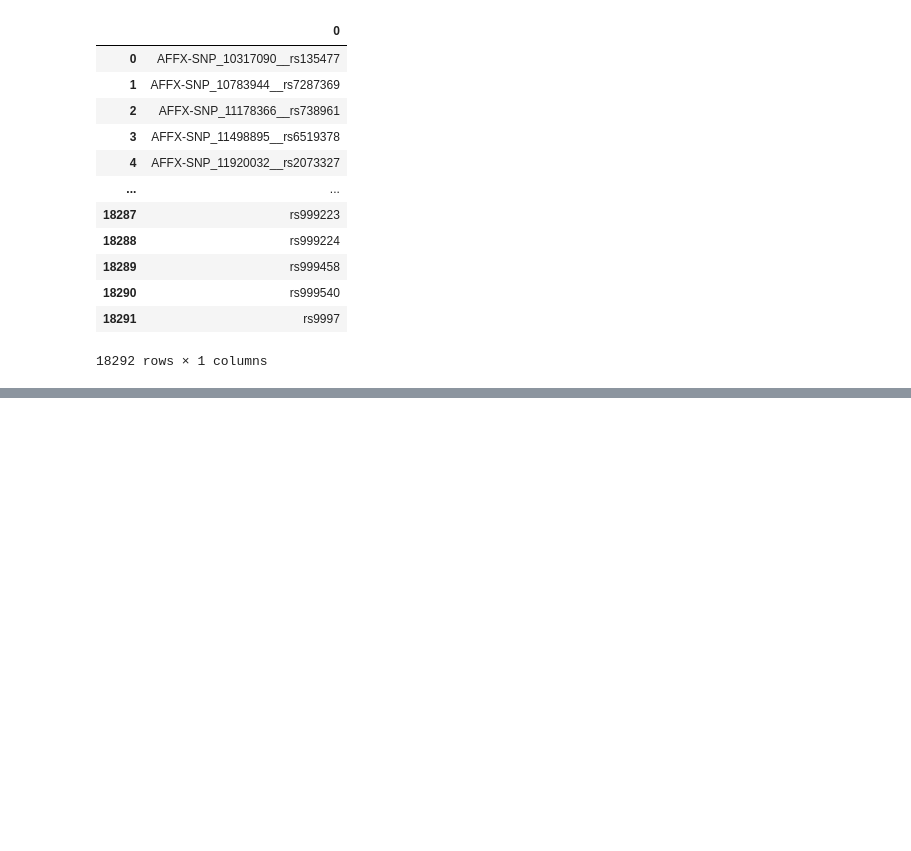
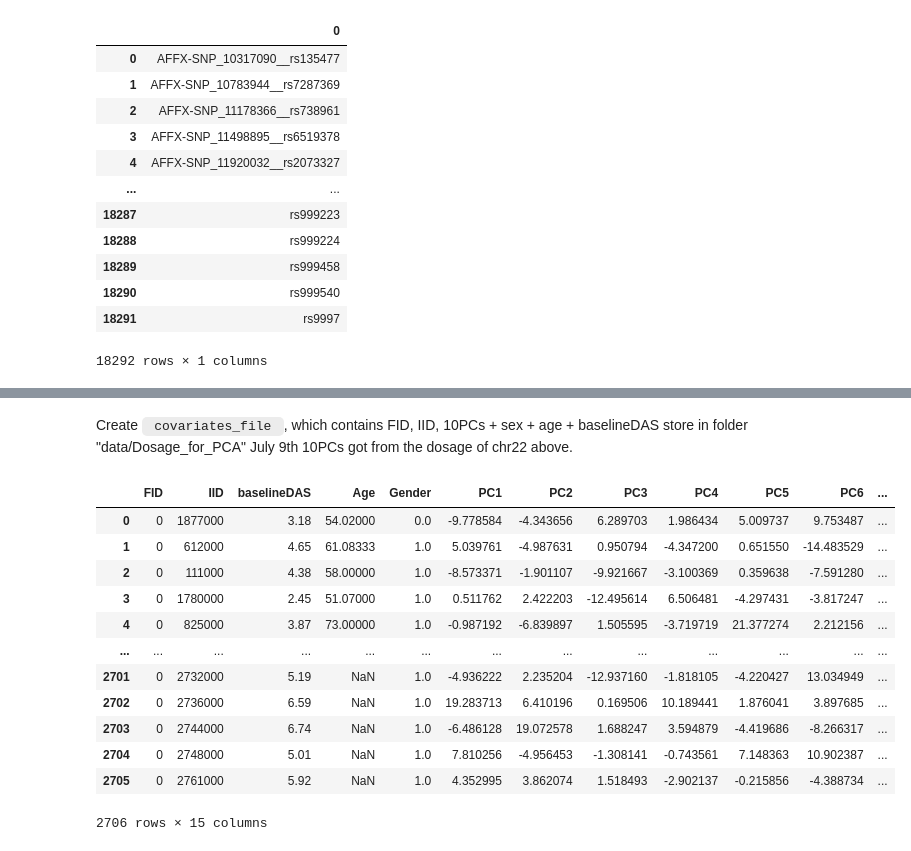
Before and after one commit to Yiqing-Zhu2000/RA_Project, a Jupyter notebook: RA_response_PRS.ipynb, the cells around one changed output, grey strips where cells are left out. Cells and saved outputs as stored; diff of their text form; code cells hidden in the pictures; blank space fills up the shorter version.

Commit message:
add covariates file

```diff
--- a/RA_response_PRS.ipynb
+++ b/RA_response_PRS.ipynb
@@ -1011,0 +1053,2 @@ shuffle_100.to_csv("CMAll_qced/shuffle_100_ALL22.txt", sep="\t", index=False, he
+# %%
+dos_chr22 = pd.read_csv("data/Dosage_for_PCA/dos_chr22.csv", sep="\t")
@@ -1011,0 +1071,3 @@ shuffle_100.to_csv("CMAll_qced/shuffle_100_ALL22.txt", sep="\t", index=False, he
+# %%
+pca = PCA(n_components=10)
+pcs = pca.fit_transform(dos_chr22)
@@ -1011,0 +1078,5 @@ shuffle_100.to_csv("CMAll_qced/shuffle_100_ALL22.txt", sep="\t", index=False, he
+# %%
+# Access the PC scores and explained variance ratio
+pc_scores = pd.DataFrame(data=pcs, columns=[f"PC{i+1}" for i in range(pcs.shape[1])])
+pc_scores
+# explained_variance_ratio = pca.explained_variance_ratio_
@@ -1011,0 +1097,26 @@ shuffle_100.to_csv("CMAll_qced/shuffle_100_ALL22.txt", sep="\t", index=False, he
+# %% [markdown]
+Create <code> covariates_file </code>, which contains FID, IID, 10PCs + sex + age + baselineDAS
+store in folder "data/Dosage_for_PCA"   July 9th
+10PCs got from the dosage of chr22 above.
+# %%
+DREAM_covaraites = pd.read_csv("data/DREAM_RA_Responders_PhenoCov_Full.txt", sep=" ")
+DREAM_covaraites.insert(0, "FID", 0)
+DREAM_covaraites = DREAM_covaraites.rename(columns={"ID":"IID"})
+DREAM_covaraites = DREAM_covaraites[["FID","IID", "baselineDAS", "Age", "Gender"]]
+DREAM_covaraites = pd.concat([DREAM_covaraites, pc_scores], axis=1)
+DREAM_covaraites.to_csv("data/Dosage_for_PCA/chr22_covariates.csv", sep=' ', index=False, header=True)
+DREAM_covaraites
+# %% [output]
+|  | FID | IID | baselineDAS | Age | Gender | PC1 | PC2 | PC3 | PC4 | PC5 | PC6 | ... |
+| 0 | 0 | 1877000 | 3.18 | 54.02000 | 0.0 | -9.778584 | -4.343656 | 6.289703 | 1.986434 | 5.009737 | 9.753487 | ... |
+| 1 | 0 | 612000 | 4.65 | 61.08333 | 1.0 | 5.039761 | -4.987631 | 0.950794 | -4.347200 | 0.651550 | -14.483529 | ... |
+| 2 | 0 | 111000 | 4.38 | 58.00000 | 1.0 | -8.573371 | -1.901107 | -9.921667 | -3.100369 | 0.359638 | -7.591280 | ... |
+| 3 | 0 | 1780000 | 2.45 | 51.07000 | 1.0 | 0.511762 | 2.422203 | -12.495614 | 6.506481 | -4.297431 | -3.817247 | ... |
+| 4 | 0 | 825000 | 3.87 | 73.00000 | 1.0 | -0.987192 | -6.839897 | 1.505595 | -3.719719 | 21.377274 | 2.212156 | ... |
+| ... | ... | ... | ... | ... | ... | ... | ... | ... | ... | ... | ... | ... |
+| 2701 | 0 | 2732000 | 5.19 | NaN | 1.0 | -4.936222 | 2.235204 | -12.937160 | -1.818105 | -4.220427 | 13.034949 | ... |
+| 2702 | 0 | 2736000 | 6.59 | NaN | 1.0 | 19.283713 | 6.410196 | 0.169506 | 10.189441 | 1.876041 | 3.897685 | ... |
+| 2703 | 0 | 2744000 | 6.74 | NaN | 1.0 | -6.486128 | 19.072578 | 1.688247 | 3.594879 | -4.419686 | -8.266317 | ... |
+| 2704 | 0 | 2748000 | 5.01 | NaN | 1.0 | 7.810256 | -4.956453 | -1.308141 | -0.743561 | 7.148363 | 10.902387 | ... |
+| 2705 | 0 | 2761000 | 5.92 | NaN | 1.0 | 4.352995 | 3.862074 | 1.518493 | -2.902137 | -0.215856 | -4.388734 | ... |
+2706 rows × 15 columns
```
Also changed, not shown: parts of 10 cells of this notebook, 1 other file.
